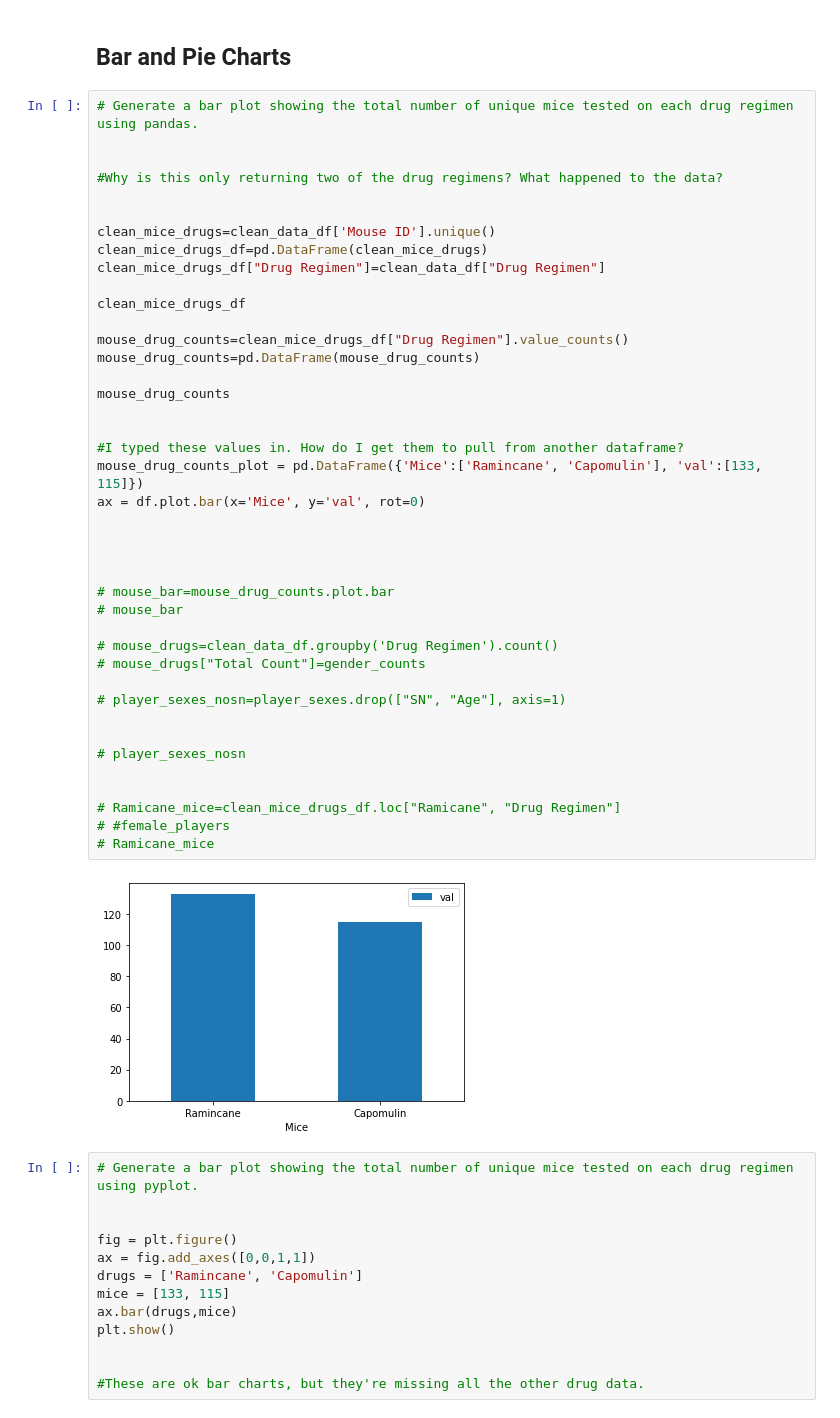
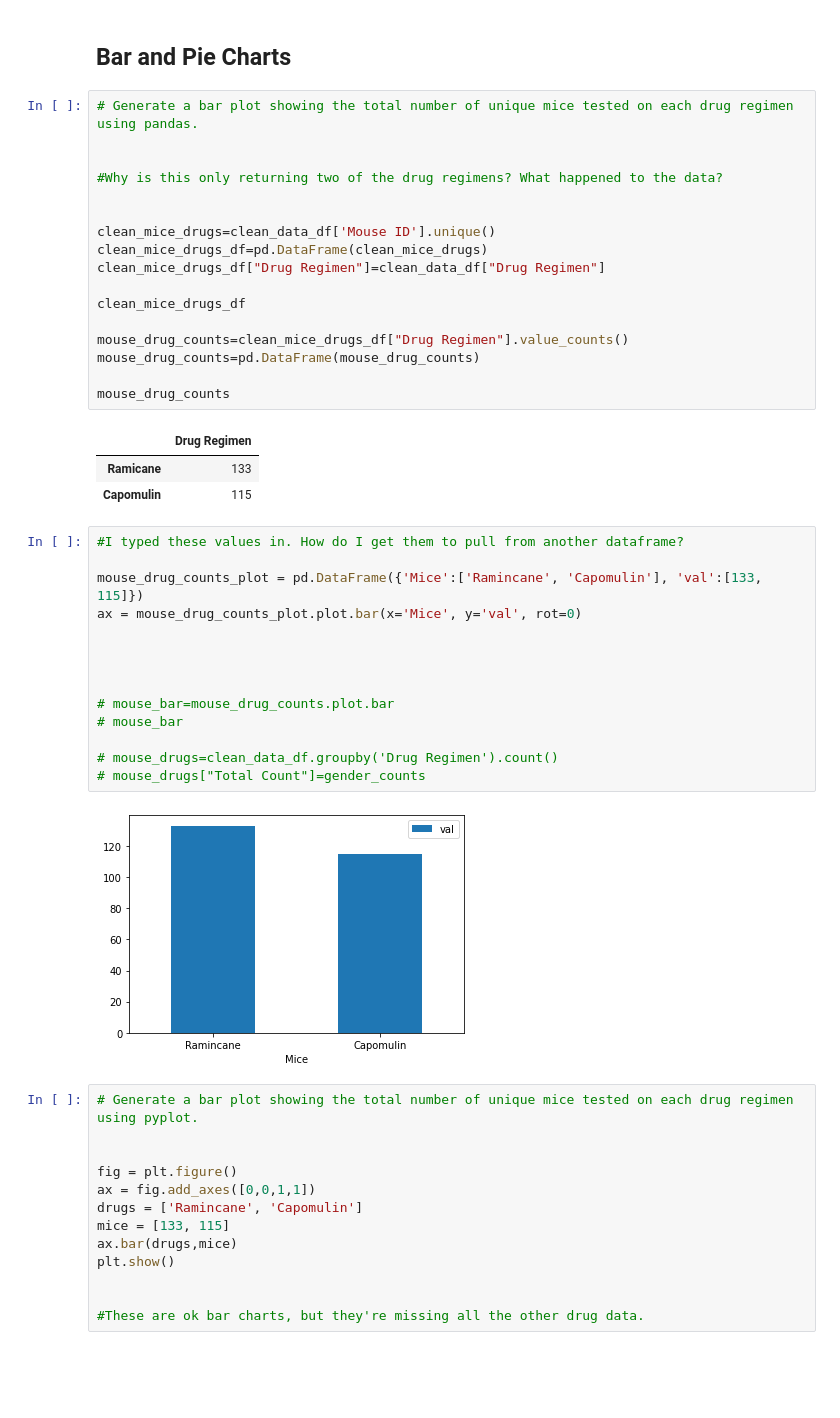
Before and after one commit to LexiJess/Matplotlib_Challenge, a Jupyter notebook: 05-Matplotlib_Homework_Instructions_Pymaceuticals_pymaceuticals_starter.ipynb, the cells around one changed output. Cells and saved outputs as stored; diff of their text form; blank space fills up the shorter version.

```diff
--- a/05-Matplotlib_Homework_Instructions_Pymaceuticals_pymaceuticals_starter.ipynb
+++ b/05-Matplotlib_Homework_Instructions_Pymaceuticals_pymaceuticals_starter.ipynb
@@ -214,46 +215,40 @@ summary_statistics_df_agg
 # %%
 # Generate a bar plot showing the total number of unique mice tested on each drug regimen using pandas.
 
 
 #Why is this only returning two of the drug regimens? What happened to the data?
 
 
 clean_mice_drugs=clean_data_df['Mouse ID'].unique()
 clean_mice_drugs_df=pd.DataFrame(clean_mice_drugs)
 clean_mice_drugs_df["Drug Regimen"]=clean_data_df["Drug Regimen"]
 
 clean_mice_drugs_df
 
 mouse_drug_counts=clean_mice_drugs_df["Drug Regimen"].value_counts()
 mouse_drug_counts=pd.DataFrame(mouse_drug_counts)
 
 mouse_drug_counts
-
-
-#I typed these values in. How do I get them to pull from another dataframe?
-mouse_drug_counts_plot = pd.DataFrame({'Mice':['Ramincane', 'Capomulin'], 'val':[133, 115]})
-ax = df.plot.bar(x='Mice', y='val', rot=0)
-
-
-
-
-# mouse_bar=mouse_drug_counts.plot.bar
-# mouse_bar
-
-# mouse_drugs=clean_data_df.groupby('Drug Regimen').count()
-# mouse_drugs["Total Count"]=gender_counts
-
-# player_sexes_nosn=player_sexes.drop(["SN", "Age"], axis=1)
-
-
-# player_sexes_nosn
-
-
-# Ramicane_mice=clean_mice_drugs_df.loc["Ramicane", "Drug Regimen"]
-# #female_players
-# Ramicane_mice
 # %% [output]
-[figure, removed]
+|  | Drug Regimen |
+| Ramicane | 133 |
+| Capomulin | 115 |
+# %%
+#I typed these values in. How do I get them to pull from another dataframe?
+
+mouse_drug_counts_plot = pd.DataFrame({'Mice':['Ramincane', 'Capomulin'], 'val':[133, 115]})
+ax = mouse_drug_counts_plot.plot.bar(x='Mice', y='val', rot=0)
+
+
+
+
+# mouse_bar=mouse_drug_counts.plot.bar
+# mouse_bar
+
+# mouse_drugs=clean_data_df.groupby('Drug Regimen').count()
+# mouse_drugs["Total Count"]=gender_counts
+# %% [output]
+[figure, added]
 # %%
 # Generate a bar plot showing the total number of unique mice tested on each drug regimen using pyplot.
 
```
Also changed, not shown: parts of 5 cells of this notebook.
